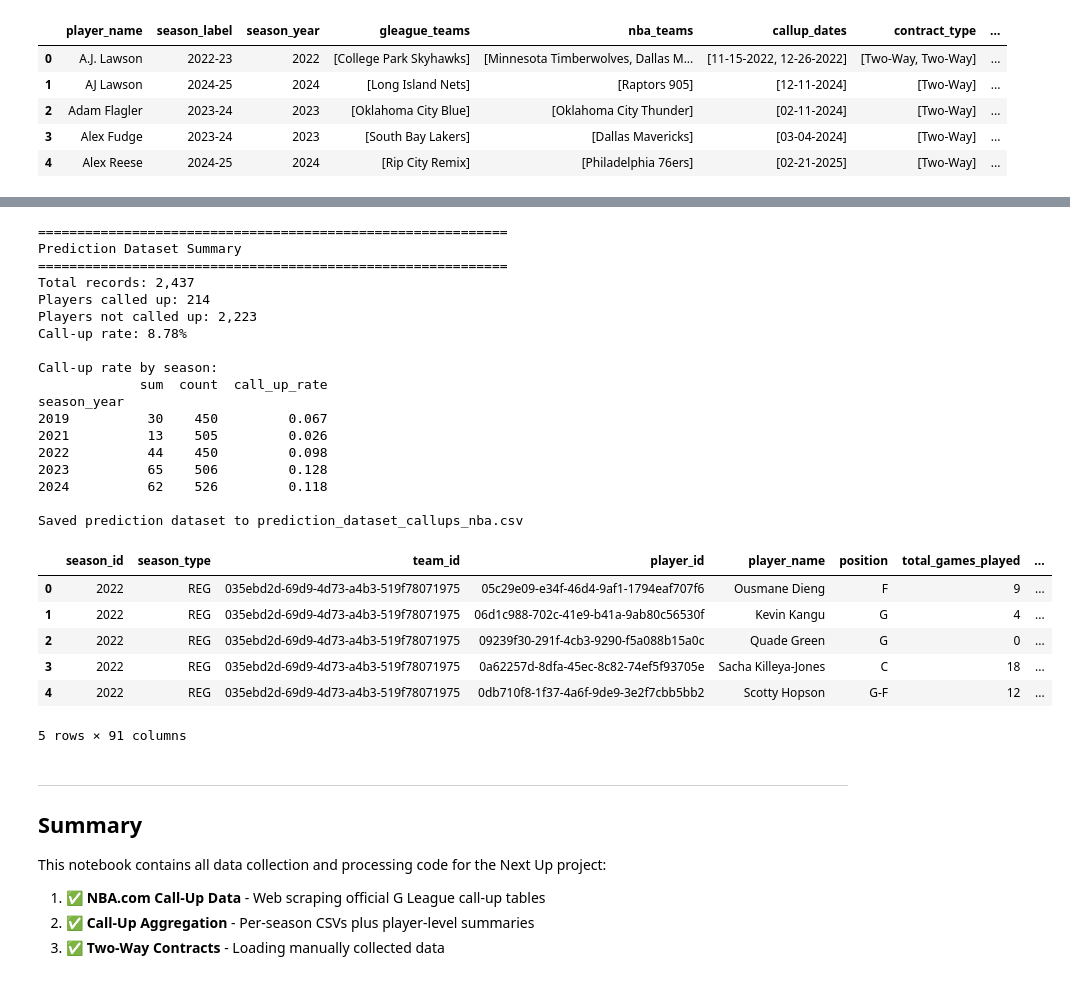
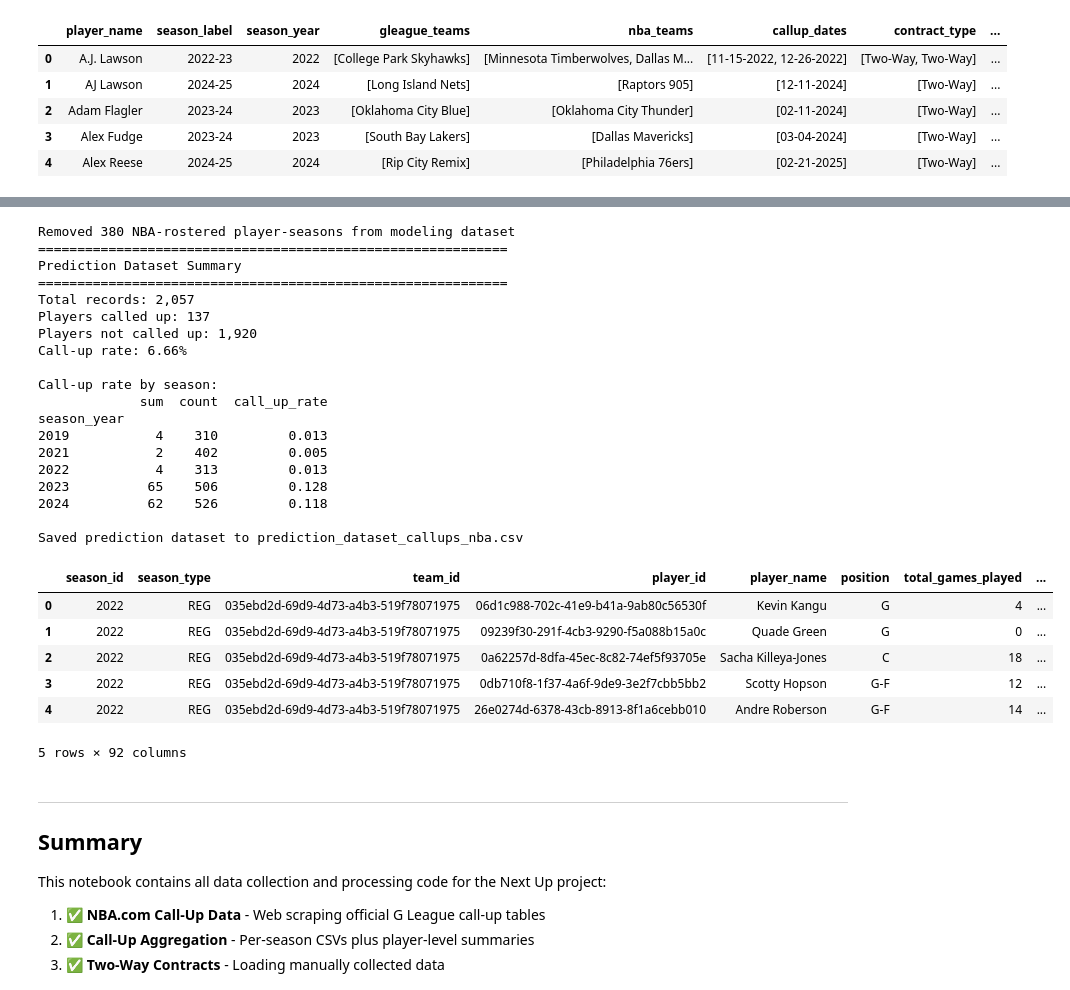
Before and after one commit to anirudh9280/Next-Up, a Jupyter notebook: data/data.ipynb, the cells around one changed output, grey strips where cells are left out. Drawn from its saved outputs; the diff is of its cells as text; code cells hidden in the pictures.

```diff
--- a/data/data.ipynb
+++ b/data/data.ipynb
@@ -761,6 +805,8 @@ def create_prediction_dataset():
     player_stats['season_year'] = player_stats['season_year'].astype(int)
 
     callups = df_callups_nba.copy()
+    rostered = df_nba_rostered.copy()
+    rostered['in_nba_roster'] = 1
 
     merged = player_stats.merge(
         callups,
@@ -770,6 +816,25 @@ def create_prediction_dataset():
 
     merged['times_called_up'] = merged['times_called_up'].fillna(0).astype(int)
     merged['called_up'] = (merged['times_called_up'] > 0).astype(int)
+
+    merged = merged.merge(
+        rostered,
+        on=['player_name', 'season_year'],
+        how='left'
+    )
+    merged['in_nba_roster'] = merged['in_nba_roster'].fillna(0).astype(int)
+
+    # Remove player-seasons that already belonged to an NBA roster (not true call-up candidates)
+    roster_mask = merged['in_nba_roster'] == 1
+    removed_rows = int(roster_mask.sum())
+    if removed_rows:
+        print(f"Removed {removed_rows} NBA-rostered player-seasons from modeling dataset")
+    merged = merged[~roster_mask].reset_index(drop=True)
+
+    merged = merged.drop(columns=['in_nba_roster'])
+
+    # Square-root transform of call-up counts to dampen heavy tails
+    merged['times_called_up_sqrt'] = np.sqrt(merged['times_called_up'])
 
     output_file = 'prediction_dataset_callups_nba.csv'
     merged.to_csv(output_file, index=False)
@@ -779,46 +844,47 @@ def create_prediction_dataset():
     print("=" * 60)
     print(f"Total records: {len(merged):,}")
     print(f"Players called up: {merged['called_up'].sum():,}")
     print(f"Players not called up: {(merged['called_up'] == 0).sum():,}")
     print(f"Call-up rate: {merged['called_up'].mean():.2%}")
 
     season_summary = merged.groupby('season_year')['called_up'].agg(['sum', 'count'])
     season_summary['call_up_rate'] = (season_summary['sum'] / season_summary['count']).round(3)
     print("\nCall-up rate by season:")
     print(season_summary)
 
     print(f"\nSaved prediction dataset to {output_file}")
     return merged
 
 # Build dataset and preview
 df_prediction = create_prediction_dataset()
 df_prediction.head()
 # %% [output]
+Removed 380 NBA-rostered player-seasons from modeling dataset
 ============================================================
 Prediction Dataset Summary
 ============================================================
-Total records: 2,437
-Players called up: 214
-Players not called up: 2,223
-Call-up rate: 8.78%
+Total records: 2,057
+Players called up: 137
+Players not called up: 1,920
+Call-up rate: 6.66%
 
 Call-up rate by season:
              sum  count  call_up_rate
 season_year
-2019          30    450         0.067
-2021          13    505         0.026
-2022          44    450         0.098
+2019           4    310         0.013
+2021           2    402         0.005
+2022           4    313         0.013
 2023          65    506         0.128
 2024          62    526         0.118
 
 Saved prediction dataset to prediction_dataset_callups_nba.csv
 |  | season_id | season_type | team_id | player_id | player_name | position | total_games_played | ... |
-| 0 | 2022 | REG | 035ebd2d-69d9-4d73-a4b3-519f78071975 | 05c29e09-e34f-46d4-9af1-1794eaf707f6 | Ousmane Dieng | F | 9 | ... |
-| 1 | 2022 | REG | 035ebd2d-69d9-4d73-a4b3-519f78071975 | 06d1c988-702c-41e9-b41a-9ab80c56530f | Kevin Kangu | G | 4 | ... |
-| 2 | 2022 | REG | 035ebd2d-69d9-4d73-a4b3-519f78071975 | 09239f30-291f-4cb3-9290-f5a088b15a0c | Quade Green | G | 0 | ... |
-| 3 | 2022 | REG | 035ebd2d-69d9-4d73-a4b3-519f78071975 | 0a62257d-8dfa-45ec-8c82-74ef5f93705e | Sacha Killeya-Jones | C | 18 | ... |
-| 4 | 2022 | REG | 035ebd2d-69d9-4d73-a4b3-519f78071975 | 0db710f8-1f37-4a6f-9de9-3e2f7cbb5bb2 | Scotty Hopson | G-F | 12 | ... |
+| 0 | 2022 | REG | 035ebd2d-69d9-4d73-a4b3-519f78071975 | 06d1c988-702c-41e9-b41a-9ab80c56530f | Kevin Kangu | G | 4 | ... |
+| 1 | 2022 | REG | 035ebd2d-69d9-4d73-a4b3-519f78071975 | 09239f30-291f-4cb3-9290-f5a088b15a0c | Quade Green | G | 0 | ... |
+| 2 | 2022 | REG | 035ebd2d-69d9-4d73-a4b3-519f78071975 | 0a62257d-8dfa-45ec-8c82-74ef5f93705e | Sacha Killeya-Jones | C | 18 | ... |
+| 3 | 2022 | REG | 035ebd2d-69d9-4d73-a4b3-519f78071975 | 0db710f8-1f37-4a6f-9de9-3e2f7cbb5bb2 | Scotty Hopson | G-F | 12 | ... |
+| 4 | 2022 | REG | 035ebd2d-69d9-4d73-a4b3-519f78071975 | 26e0274d-6378-43cb-8913-8f1a6cebb010 | Andre Roberson | G-F | 14 | ... |
-5 rows × 91 columns
+5 rows × 92 columns
 # %% [markdown]
 ---
 
```
Also changed, not shown: parts of 2 cells of this notebook, 10 other files.
